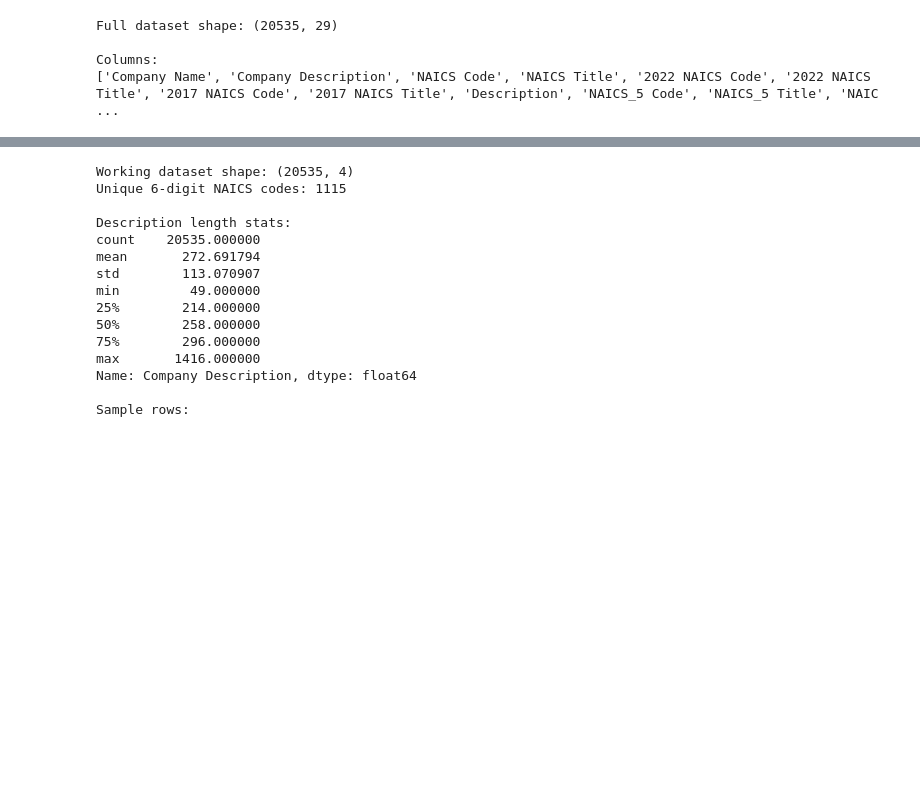
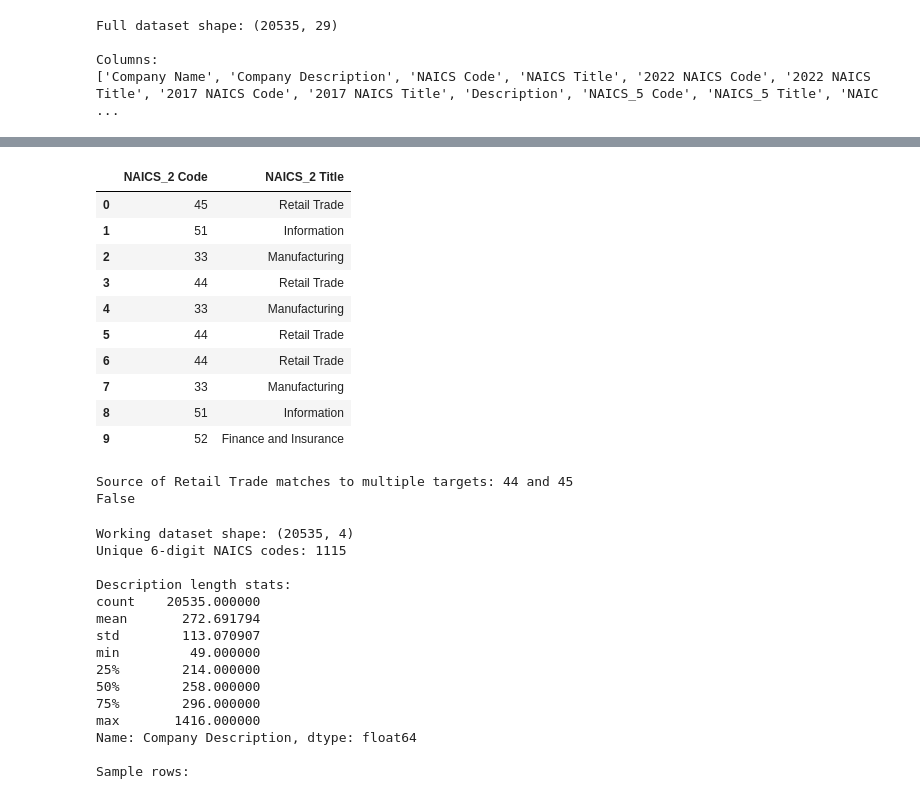
Before and after one commit to kathytran88/ClimateTurtles-ExioNaics-LLM-emissions-estimation, a Jupyter notebook: Kathy/preprocessing.ipynb, the cells around one changed output, grey strips where cells are left out. Cells and saved outputs as stored; diff of their text form; code cells hidden in the pictures; blank space fills up the shorter version.

```diff
--- a/Kathy/preprocessing.ipynb
+++ b/Kathy/preprocessing.ipynb
@@ -47,3 +83,38 @@ Columns:
+# %%
+naics = df[['NAICS_2 Code', 'NAICS_2 Title']]
+naics.head(10)
+# %% [output]
+|  | NAICS_2 Code | NAICS_2 Title |
+| 0 | 45 | Retail Trade |
+| 1 | 51 | Information |
+| 2 | 33 | Manufacturing |
+| 3 | 44 | Retail Trade |
+| 4 | 33 | Manufacturing |
+| 5 | 44 | Retail Trade |
+| 6 | 44 | Retail Trade |
+| 7 | 33 | Manufacturing |
+| 8 | 51 | Information |
+| 9 | 52 | Finance and Insurance |
+# %%
+def check_matching(source, target):
+    targets = naics[target].to_list()
+    sources = naics[source].to_list()
+    d = {}
+    for i in range(len(sources)):
+        if sources[i] not in d:
+            d[sources[i]] = targets[i]
+
+        else:
+            if d[sources[i]] != targets[i]:
+                print(f"Source of {sources[i]} matches to multiple targets: {targets[i]} and {d[sources[i]]}")
+                return False
+
+    return True
+
+print(check_matching('NAICS_2 Title' , 'NAICS_2 Code'))
+# %% [output]
+Source of Retail Trade matches to multiple targets: 44 and 45
+False
 # %%
 df = df[['Company Name', 'Company Description', 'NAICS Code', 'NAICS Title']].copy()
 df = df.dropna(subset=['Company Description', 'NAICS Code']).reset_index(drop=True)
```
Also changed, not shown: parts of 5 cells of this notebook, 3 other files.
